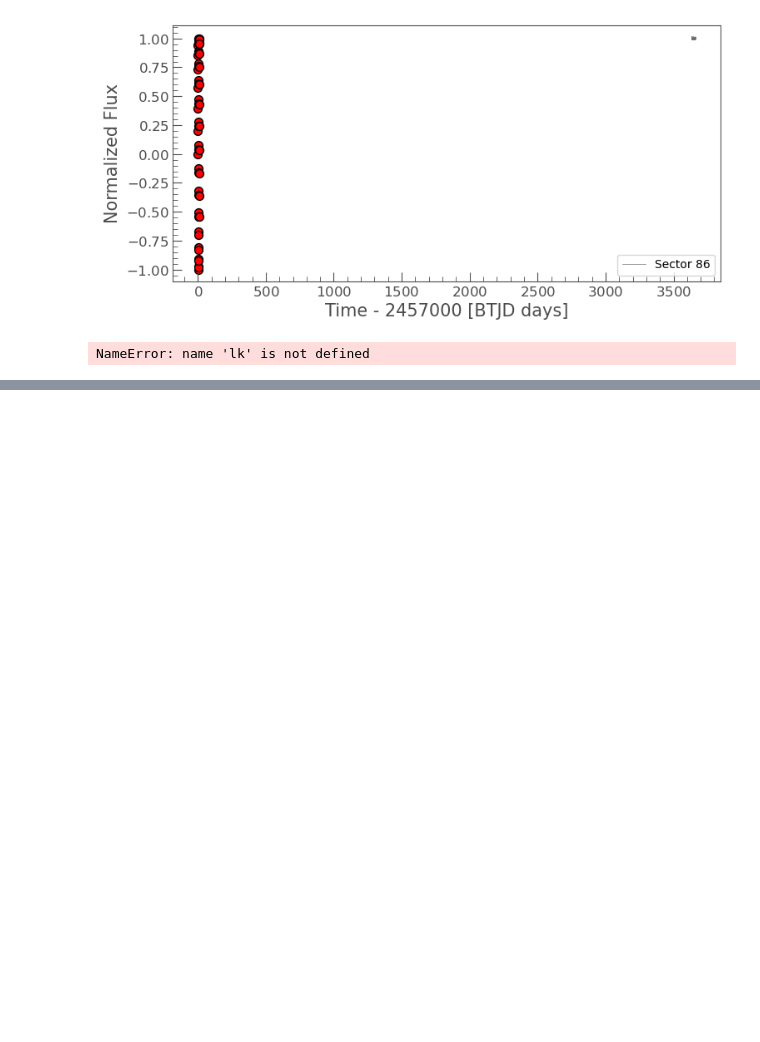
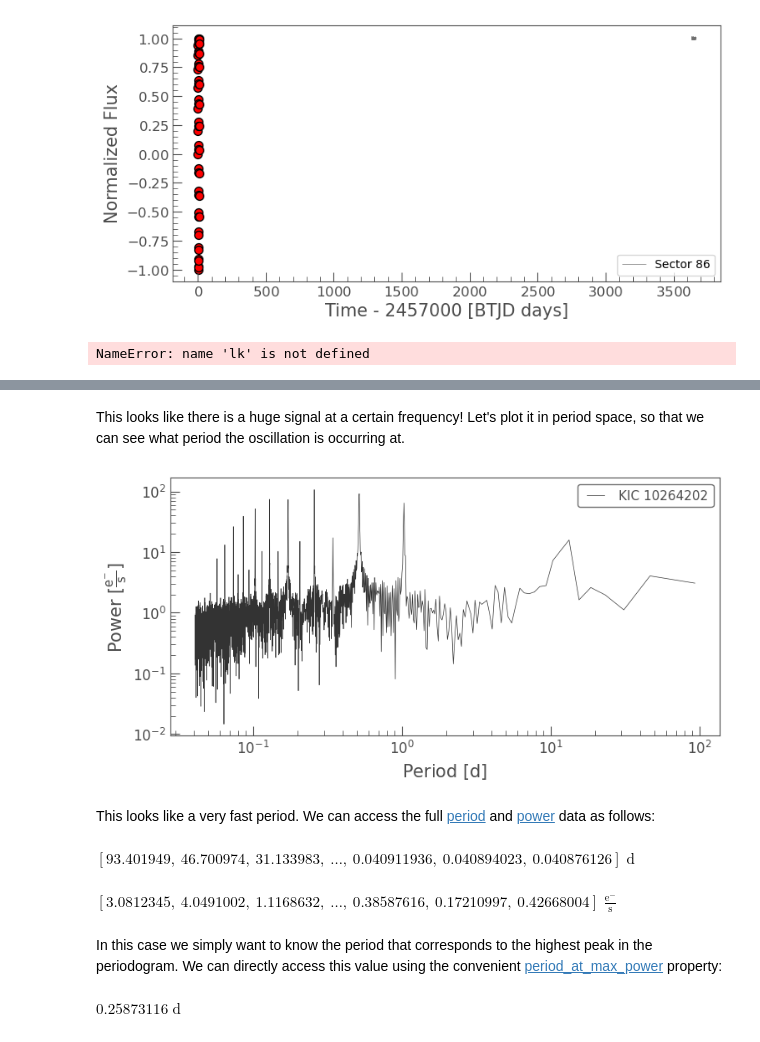
Before and after one commit to serhiikartashov/discovery-astronomic-objects, a Jupyter notebook: lightkurve-research.ipynb, the cells around one changed output, grey strips where cells are left out. Saved outputs shown, nothing was run; the diff lists cells and outputs as text; code cells hidden in the pictures; blank space fills up the shorter version.

```diff
--- a/lightkurve-research.ipynb
+++ b/lightkurve-research.ipynb
@@ -271,0 +288,22 @@ plt.show()
+# %% [markdown]
+This looks like there is a huge signal at a certain frequency! Let's plot it in period space, so that we can see what period the oscillation is occurring at.
+# %%
+pg.plot(view='period', scale='log');
+# %% [output]
+[figure, added]
+# %% [markdown]
+This looks like a very fast period. We can access the full [period](https://docs.lightkurve.org/reference/api/lightkurve.periodogram.Periodogram.period.html?highlight=period#lightkurve.periodogram.Periodogram.period) and [power](https://docs.lightkurve.org/reference/api/lightkurve.periodogram.Periodogram.power.html?highlight=power#lightkurve.periodogram.Periodogram.power) data as follows:
+# %%
+pg.period
+# %% [output]
+$[93.401949,~46.700974,~31.133983,~\dots,~0.040911936,~0.040894023,~0.040876126] \; \mathrm{d}$
+# %%
+pg.power
+# %% [output]
+$[3.0812345,~4.0491002,~1.1168632,~\dots,~0.38587616,~0.17210997,~0.42668004] \; \mathrm{\frac{e^{-}}{s}}$
+# %% [markdown]
+In this case we simply want to know the period that corresponds to the highest peak in the periodogram.  We can directly access this value using the convenient [period_at_max_power](https://docs.lightkurve.org/reference/api/lightkurve.periodogram.Periodogram.period_at_max_power.html?highlight=period_at_max_power) property:
+# %%
+pg.period_at_max_power
+# %% [output]
+$0.25873116 \; \mathrm{d}$
```
Also changed, not shown: parts of 29 cells of this notebook.
